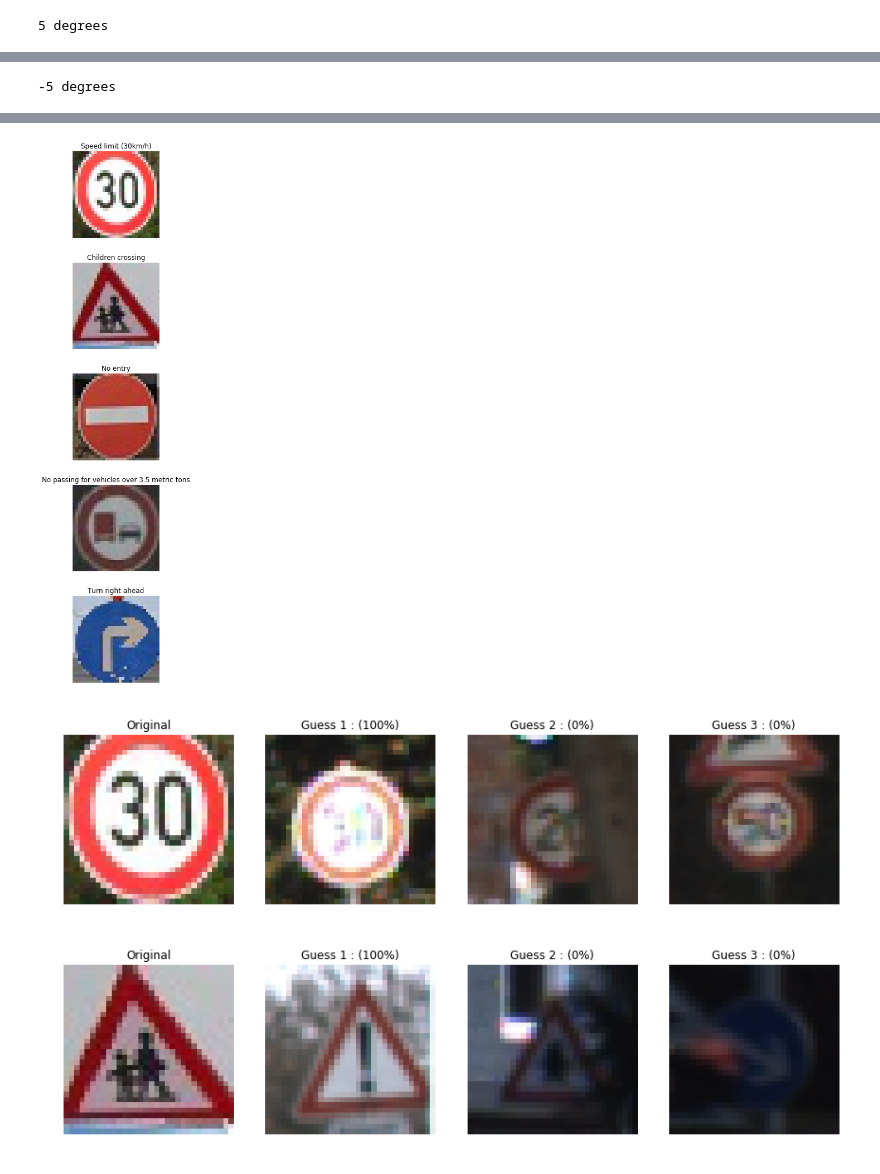
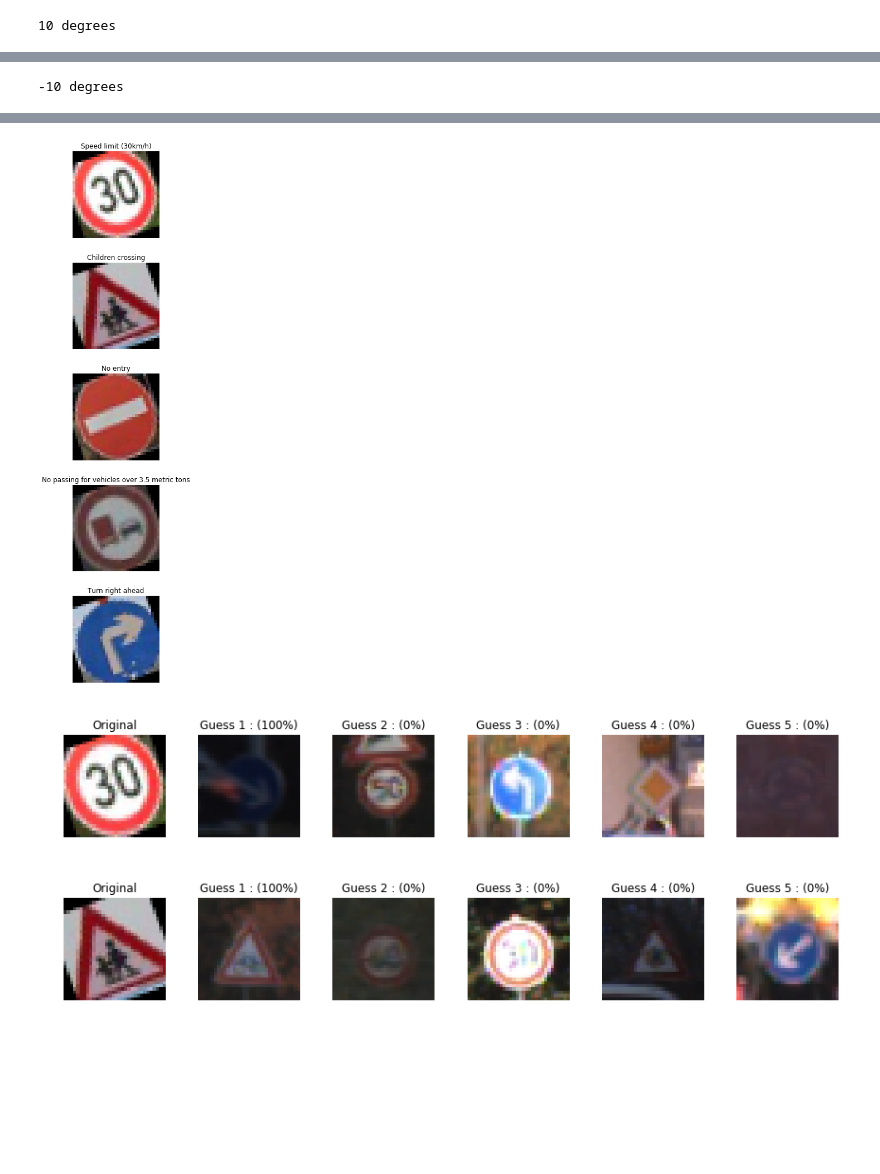
Before and after one commit to juanlvo/CarND-Traffic-Sign-Classifier-Project, a Jupyter notebook: Traffic_Sign_Classifier_juanlvo.ipynb, the cells around one changed output, grey strips where cells are left out. Cells and saved outputs as stored; diff of their text form; code cells hidden in the pictures; blank space fills up the shorter version.

```diff
--- a/Traffic_Sign_Classifier_juanlvo.ipynb
+++ b/Traffic_Sign_Classifier_juanlvo.ipynb
@@ -55,9 +55,9 @@ temp_y_train_2 = y_train.copy()
 
 ## we rotates the image 5 degrees and -5 degrees
 for e in range(size_train):
-    temp_x_train[e] = rotateImage(X_train[e], 5)
+    temp_x_train[e] = rotateImage(X_train[e], 10)
     temp_y_train[e] = y_train[e]
-    temp_x_train_2[e] = rotateImage(X_train[e], -5)
+    temp_x_train_2[e] = rotateImage(X_train[e], -10)
     temp_y_train_2[e] = y_train[e]
 
 ## we add the rotate image images in the train dataset
@@ -124,7 +124,7 @@ def plot_figures(figures, nrows, ncols, labels=None):
 
 name_values = np.genfromtxt('signnames.csv', skip_header=1, dtype=[('myint','i8'), ('mysring','S55')], delimiter=',')
 
-index = random.randint(0, len(X_train))
+index = int(random.randint(0, len(X_train))/3)
 print("Traffic Sign number:", y_train[index])
 
 list_labels = np.array([])
@@ -139,14 +139,14 @@ plt.imshow(image)
 plt.show()
 
 
-image = X_train[index+43].squeeze()
-print("5 degrees")
+image = X_train[index+int(n_train/3)].squeeze()
+print("10 degrees")
 plt.figure()
 plt.imshow(image)
 plt.show()
 
-image = X_train[index+86].squeeze()
-print("-5 degrees")
+image = X_train[index+(2*int(n_train/3))].squeeze()
+print("-10 degrees")
 plt.figure()
 plt.imshow(image)
 plt.show()
@@ -309,7 +309,7 @@ labels = {}
 my_signs = []
 index = 0
 for my_image in my_images:
-    img = cv2.cvtColor(cv2.imread(my_image), cv2.COLOR_BGR2RGB)
+    img = rotateImage(cv2.cvtColor(cv2.imread(my_image), cv2.COLOR_BGR2RGB), 20)
     my_signs.append(img)
     figures[index] = img
     labels[index] = name_values[my_labels[index]][1].decode('ascii')
@@ -349,7 +349,7 @@ for i in range(5):
         print("Image Accuracy = {:.3f}".format(my_accuracy))
         print()
 
-k_size = 3
+k_size = 5
 softmax_logits = tf.nn.softmax(logits)
 top_k = tf.nn.top_k(softmax_logits, k=k_size, sorted=True, name='softmax1')
 with tf.Session() as sess:
@@ -366,7 +366,7 @@ with tf.Session() as sess:
         for j in range(k_size):
             labels[j+1] = 'Guess {} : ({:.0f}%)'.format(j+1, 100*my_top_k[0][i][j])
             figures[j+1] = X_valid[np.argwhere(y_valid == my_top_k[1][i][j])[0]].squeeze()
-        plot_figures(figures, 1, 4, labels)
+        plot_figures(figures, 1, 6, labels)
         ymax = figures[0].max()
         ymin = figures[0].min()
 # %% [output]
@@ -380 +380 @@ Original
-5 degrees
+10 degrees
@@ -382 +382 @@ Original
--5 degrees
+-10 degrees
@@ -401,3 +401,3 @@ EPOCH 4 ...
-[figure, old version]
+[figure, new version]
-[figure, old version]
+[figure, new version]
-[figure, old version]
+[figure, new version]
```
Also changed, not shown: parts of 1 cell of this notebook, 3 other files.
